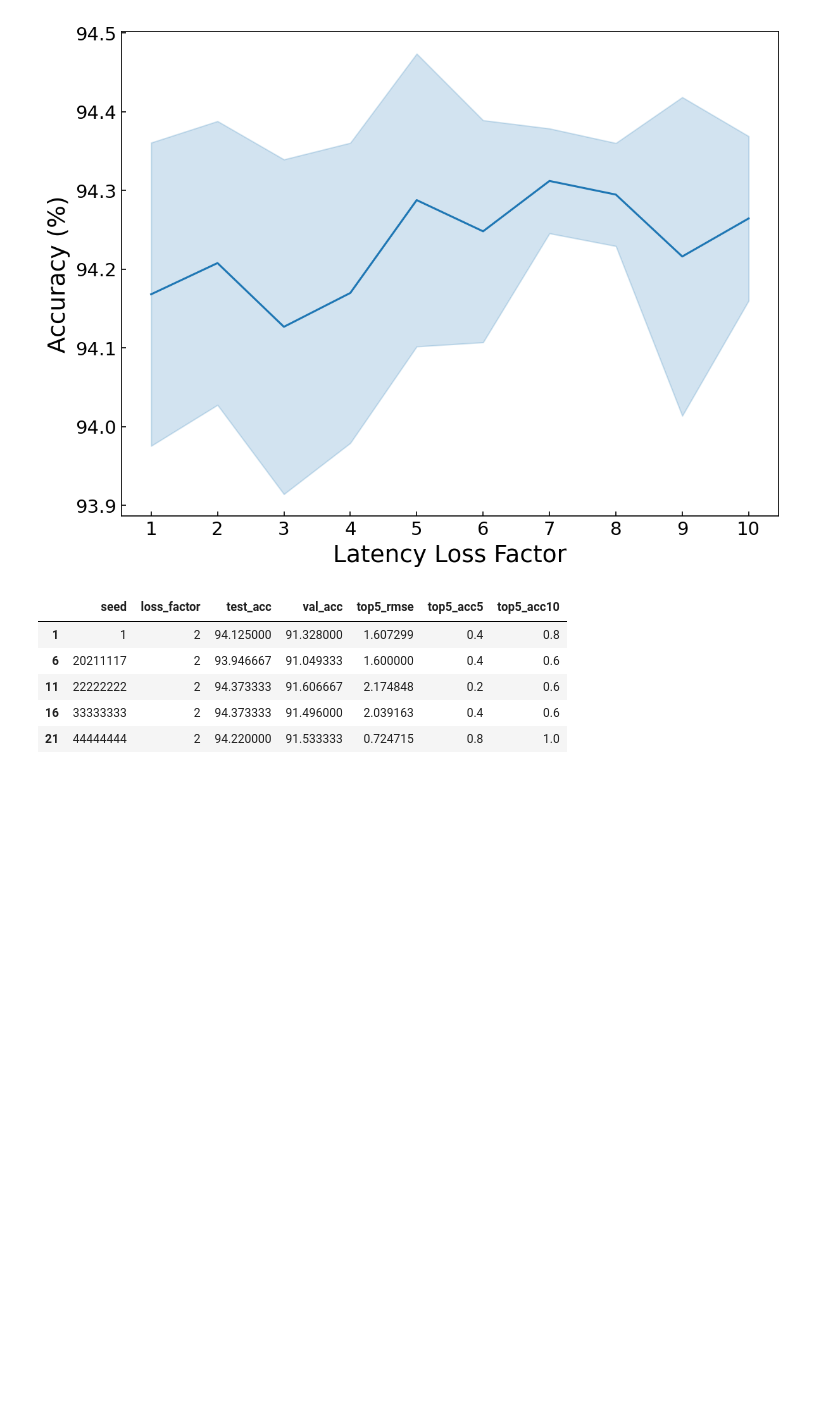
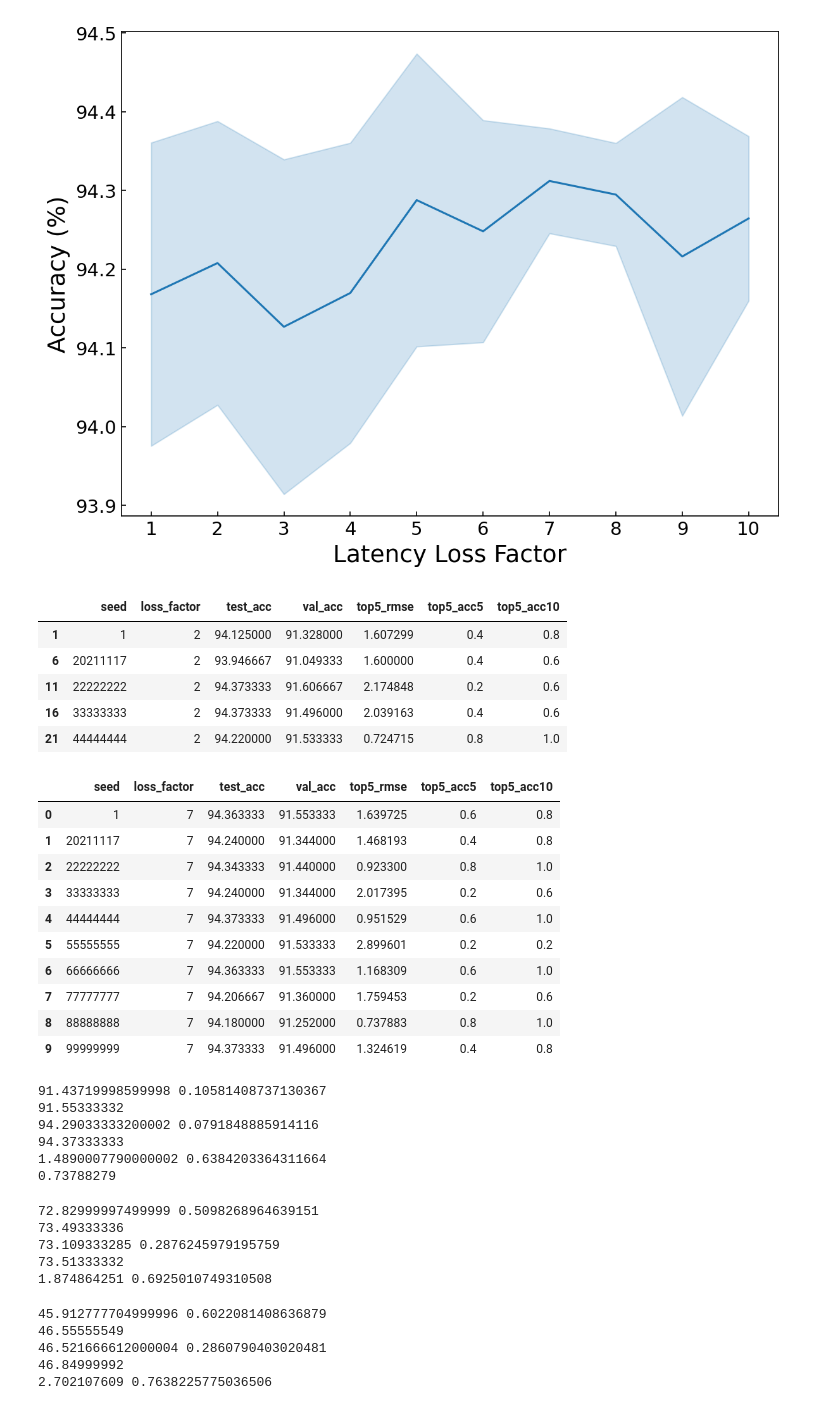
Before and after one commit to initxu/naranker, a Jupyter notebook: records/nas_201_latency.ipynb, the cells around one changed output. Saved outputs shown, nothing was run; the diff lists cells and outputs as text; code cells hidden in the pictures; blank space fills up the shorter version.

```diff
--- a/records/nas_201_latency.ipynb
+++ b/records/nas_201_latency.ipynb
@@ -194,0 +200,58 @@ results.loc[results['loss_factor']==2]
+# %%
+nas201_baselines = './nas201_lat_baseline_10seeds_all_datasets.xlsx'
+c10_results = pd.read_excel(nas201_baselines,sheet_name='c10')
+c100_results = pd.read_excel(nas201_baselines,sheet_name='c100')
+img16_results = pd.read_excel(nas201_baselines,sheet_name='img16')
+c10_results
+# %% [output]
+|  | seed | loss_factor | test_acc | val_acc | top5_rmse | top5_acc5 | top5_acc10 |
+| 0 | 1 | 7 | 94.363333 | 91.553333 | 1.639725 | 0.6 | 0.8 |
+| 1 | 20211117 | 7 | 94.240000 | 91.344000 | 1.468193 | 0.4 | 0.8 |
+| 2 | 22222222 | 7 | 94.343333 | 91.440000 | 0.923300 | 0.8 | 1.0 |
+| 3 | 33333333 | 7 | 94.240000 | 91.344000 | 2.017395 | 0.2 | 0.6 |
+| 4 | 44444444 | 7 | 94.373333 | 91.496000 | 0.951529 | 0.6 | 1.0 |
+| 5 | 55555555 | 7 | 94.220000 | 91.533333 | 2.899601 | 0.2 | 0.2 |
+| 6 | 66666666 | 7 | 94.363333 | 91.553333 | 1.168309 | 0.6 | 1.0 |
+| 7 | 77777777 | 7 | 94.206667 | 91.360000 | 1.759453 | 0.2 | 0.6 |
+| 8 | 88888888 | 7 | 94.180000 | 91.252000 | 0.737883 | 0.8 | 1.0 |
+| 9 | 99999999 | 7 | 94.373333 | 91.496000 | 1.324619 | 0.4 | 0.8 |
+# %%
+print(c10_results['val_acc'].mean(), c10_results['val_acc'].std())
+print(c10_results['val_acc'].max())
+
+print(c10_results['test_acc'].mean(), c10_results['test_acc'].std())
+print(c10_results['test_acc'].max())
+
+print(c10_results['top5_rmse'].mean(), c10_results['top5_rmse'].std())
+print(c10_results['top5_rmse'].min())
+# %% [output]
+91.43719998599998 0.10581408737130367
+91.55333332
+94.29033333200002 0.0791848885914116
+94.37333333
+1.4890007790000002 0.6384203364311664
+0.73788279
+# %%
+print(c100_results['val_acc'].mean(), c100_results['val_acc'].std())
+print(c100_results['val_acc'].max())
+print(c100_results['test_acc'].mean(), c100_results['test_acc'].std())
+print(c100_results['test_acc'].max())
+print(c100_results['top5_rmse'].mean(), c100_results['top5_rmse'].std())
+# %% [output]
+72.82999997499999 0.5098268964639151
+73.49333336
+73.109333285 0.2876245979195759
+73.51333332
+1.874864251 0.6925010749310508
+# %%
+print(img16_results['val_acc'].mean(), img16_results['val_acc'].std())
+print(img16_results['val_acc'].max())
+print(img16_results['test_acc'].mean(), img16_results['test_acc'].std())
+print(img16_results['test_acc'].max())
+print(img16_results['top5_rmse'].mean(), img16_results['top5_rmse'].std())
+# %% [output]
+45.912777704999996 0.6022081408636879
+46.55555549
+46.521666612000004 0.2860790403020481
+46.84999992
+2.702107609 0.7638225775036506
```
Also changed, not shown: parts of 1 cell of this notebook, 2 other files.
